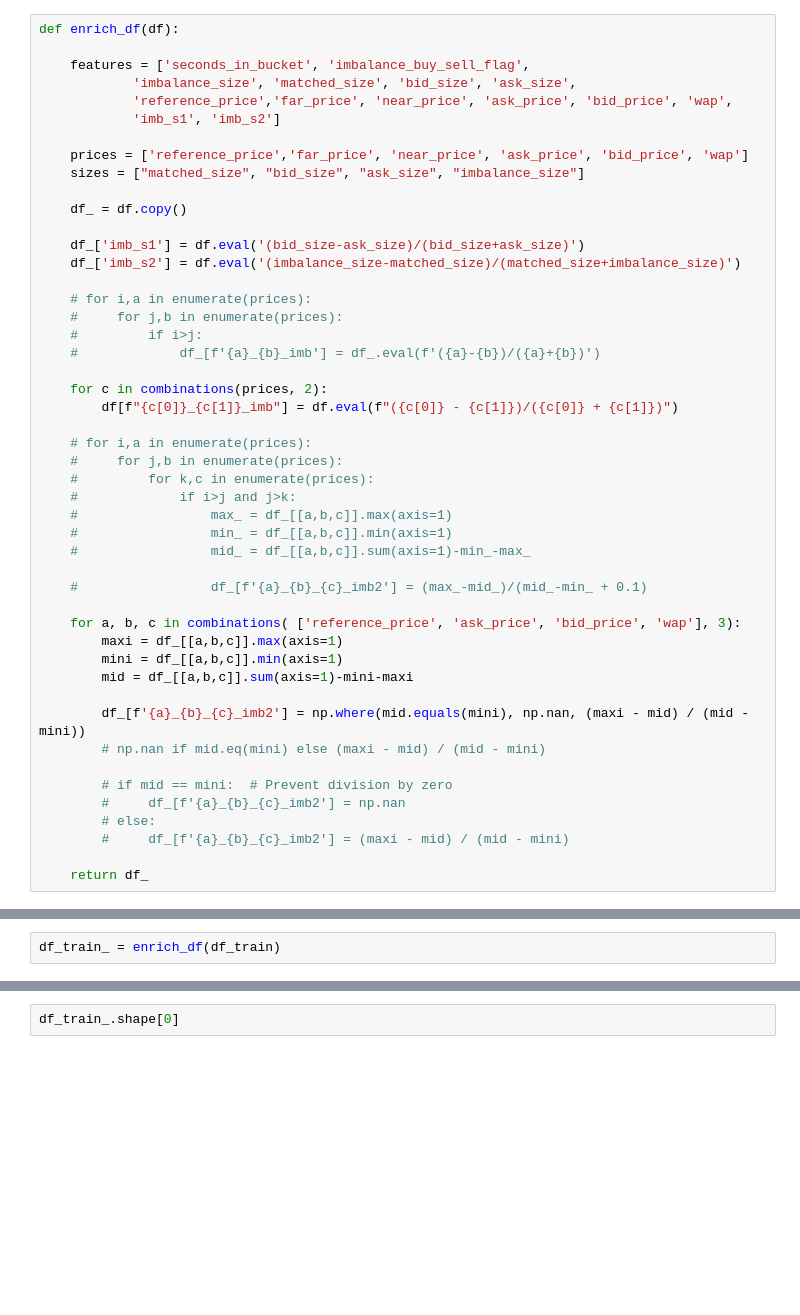
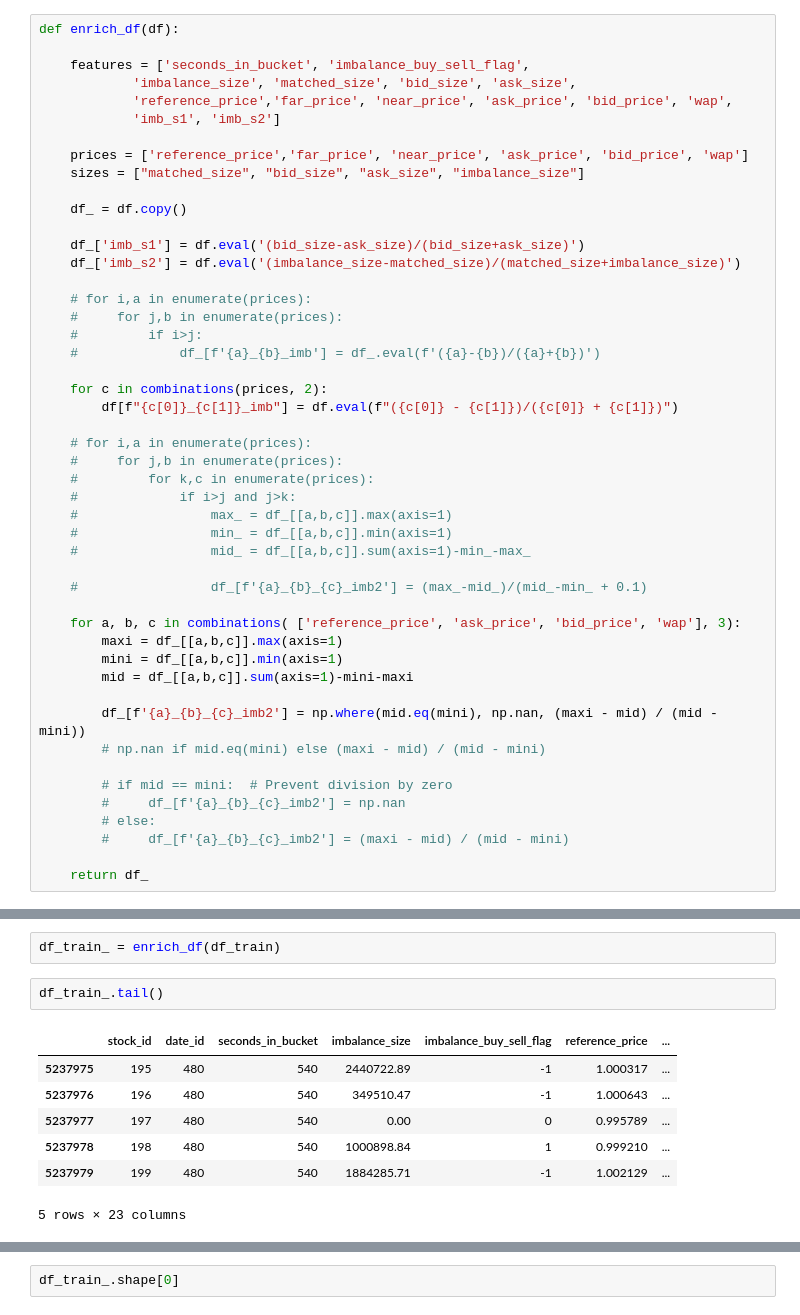
Before and after one commit to florencetsang/optiver2023, a Jupyter notebook: florence/lgb_feature_engineering_validation.ipynb, the cells around one changed output, grey strips where cells are left out. Saved outputs shown, nothing was run; the diff lists cells and outputs as text; blank space fills up the shorter version.

```diff
--- a/florence/lgb_feature_engineering_validation.ipynb
+++ b/florence/lgb_feature_engineering_validation.ipynb
@@ -65,7 +65,7 @@ def enrich_df(df):
         mini = df_[[a,b,c]].min(axis=1)
         mid = df_[[a,b,c]].sum(axis=1)-mini-maxi
 
-        df_[f'{a}_{b}_{c}_imb2'] = np.where(mid.equals(mini), np.nan, (maxi - mid) / (mid - mini))
+        df_[f'{a}_{b}_{c}_imb2'] = np.where(mid.eq(mini), np.nan, (maxi - mid) / (mid - mini))
         # np.nan if mid.eq(mini) else (maxi - mid) / (mid - mini)
 
         # if mid == mini:  # Prevent division by zero
@@ -146,6 +146,16 @@ Index(['stock_id', 'date_id', 'seconds_in_bucket', 'imbalance_size',
 ### Enrich and train
 # %%
 df_train_ = enrich_df(df_train)
+# %%
+df_train_.tail()
+# %% [output]
+|  | stock_id | date_id | seconds_in_bucket | imbalance_size | imbalance_buy_sell_flag | reference_price | ... |
+| 5237975 | 195 | 480 | 540 | 2440722.89 | -1 | 1.000317 | ... |
+| 5237976 | 196 | 480 | 540 | 349510.47 | -1 | 1.000643 | ... |
+| 5237977 | 197 | 480 | 540 | 0.00 | 0 | 0.995789 | ... |
+| 5237978 | 198 | 480 | 540 | 1000898.84 | 1 | 0.999210 | ... |
+| 5237979 | 199 | 480 | 540 | 1884285.71 | -1 | 1.002129 | ... |
+5 rows × 23 columns
 # %%
 df_train_.columns
 # %% [output]
```
Also changed, not shown: parts of 17 cells of this notebook.
